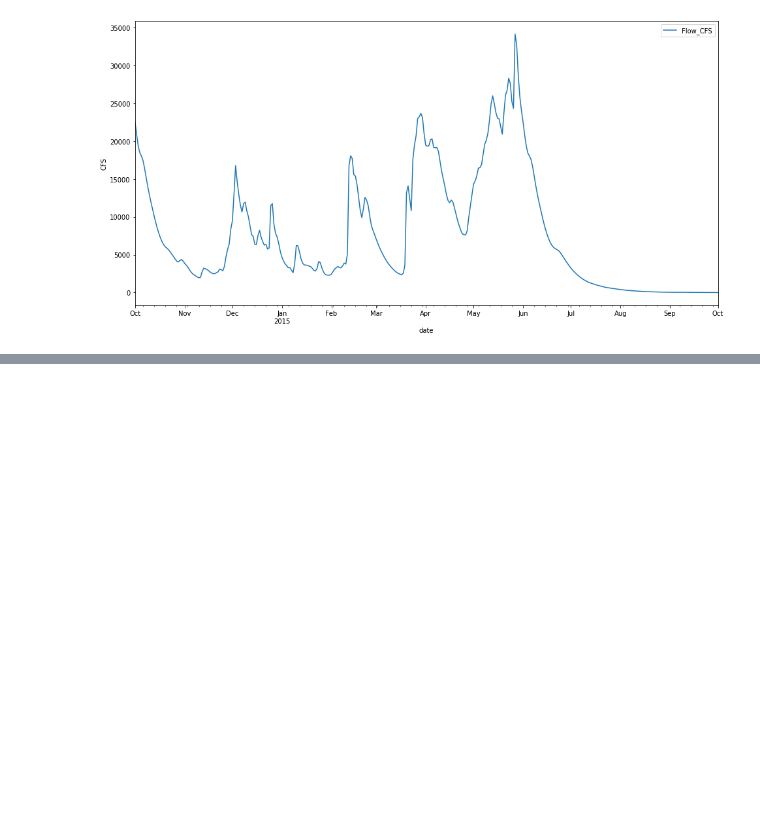
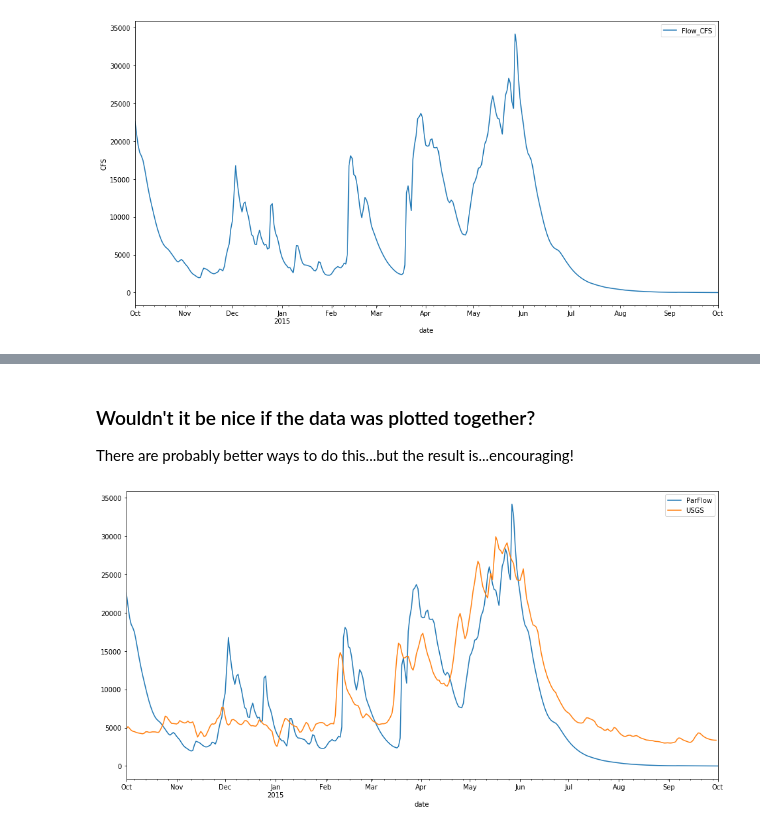
Before and after one commit to arezaii/pf_snake_river, a Jupyter notebook: post/SnakeRiverShapeDomain_SalmonRiverFlow.ipynb, the cells around one changed output, grey strips where cells are left out. Cells and saved outputs as stored; diff of their text form; code cells hidden in the pictures; blank space fills up the shorter version.

```diff
--- a/post/SnakeRiverShapeDomain_SalmonRiverFlow.ipynb
+++ b/post/SnakeRiverShapeDomain_SalmonRiverFlow.ipynb
@@ -25,0 +70,2 @@ df['Flow_CFS']= df.Flow_CMS * 35.3147
+# %%
+parflow_data = parflow_data.drop(['Flow_CMS','Time'], axis=1)
@@ -31,0 +151,8 @@ Text(0, 0.5, 'CFS')
+# %% [markdown]
+### Wouldn't it be nice if the data was plotted together?
+There are probably better ways to do this...but the result is...encouraging!
+# %%
+ax = parflow_data.plot(x='date', y='Flow_CFS', kind='line', figsize=(16,8), label='ParFlow' )
+compare_data = usgs_data.plot(ax=ax,x='date', y='flow_CFS', kind='line', figsize=(16,8), label='USGS')
+# %% [output]
+[figure, added]
```
Also changed, not shown: parts of 18 cells of this notebook, 1 other file.
